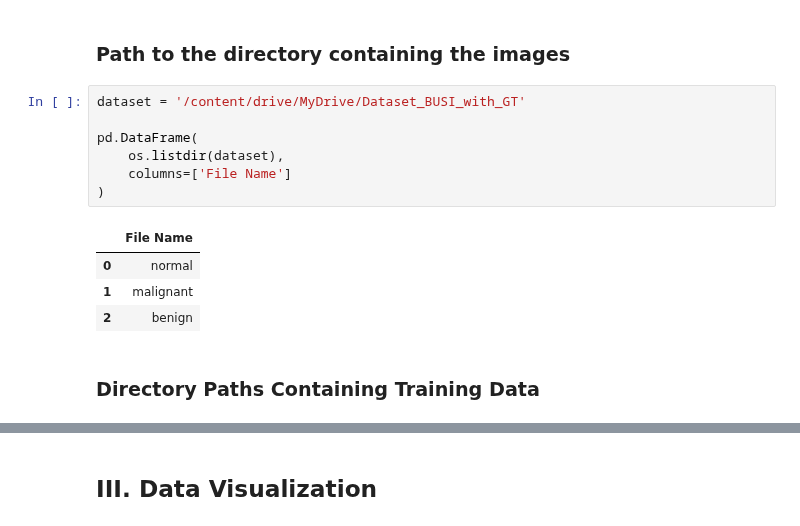
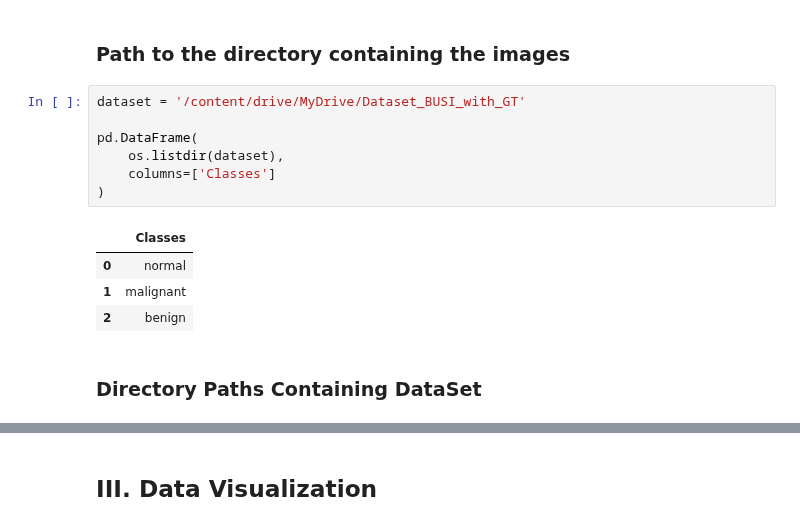
Before and after one commit to hariskhan-hk/Tumor_Classification, a Jupyter notebook: Tumor_Classification.ipynb, the cells around one changed output, grey strips where cells are left out. Cells and saved outputs as stored; diff of their text form.

```diff
--- a/Tumor_Classification.ipynb
+++ b/Tumor_Classification.ipynb
@@ -43,17 +48,17 @@ from sklearn.model_selection import train_test_split
 # %%
 dataset = '/content/drive/MyDrive/Dataset_BUSI_with_GT'
 
 pd.DataFrame(
     os.listdir(dataset),
-    columns=['File Name']
+    columns=['Classes']
 )
 # %% [output]
-|  | File Name |
+|  | Classes |
 | 0 | normal |
 | 1 | malignant |
 | 2 | benign |
 # %% [markdown]
-### Directory Paths Containing Training Data
+### Directory Paths Containing DataSet
 # %%
 # Get a list of the file paths in the 'dataset' directory
 train_files = [i for i in glob.glob(dataset + "/*/*")]
```
Also changed, not shown: parts of 8 cells of this notebook.
